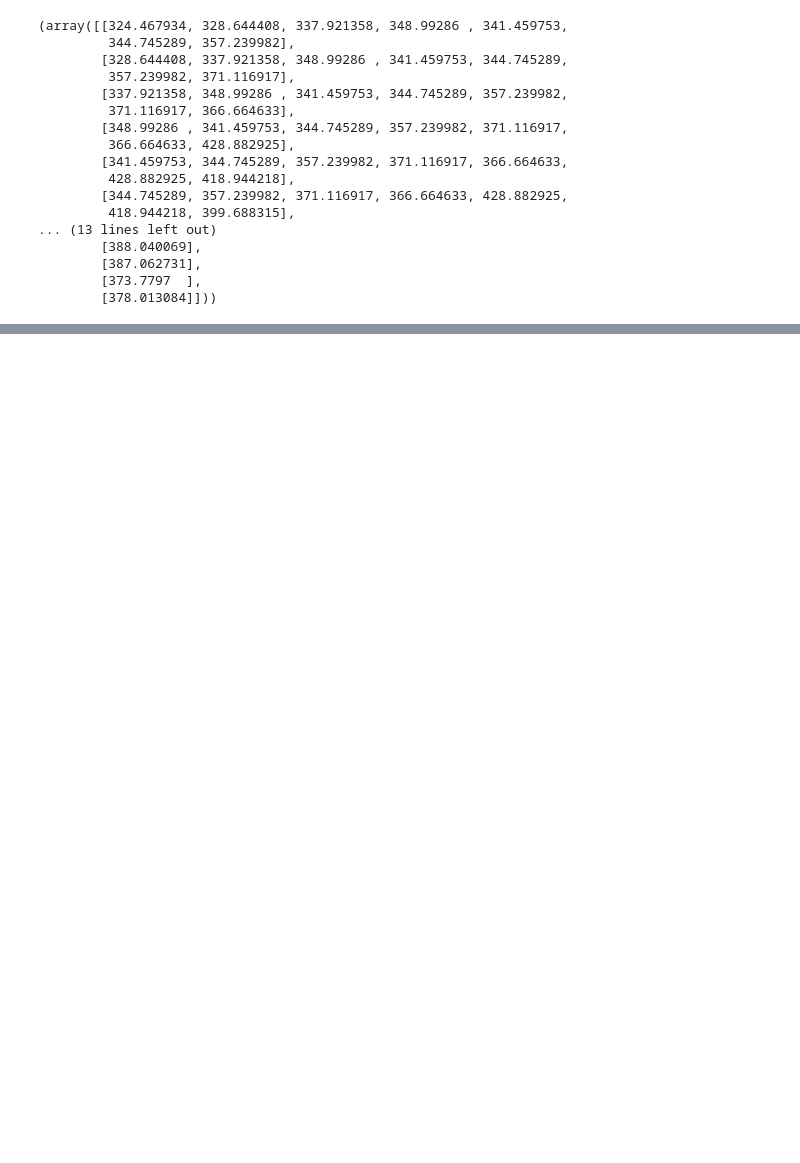
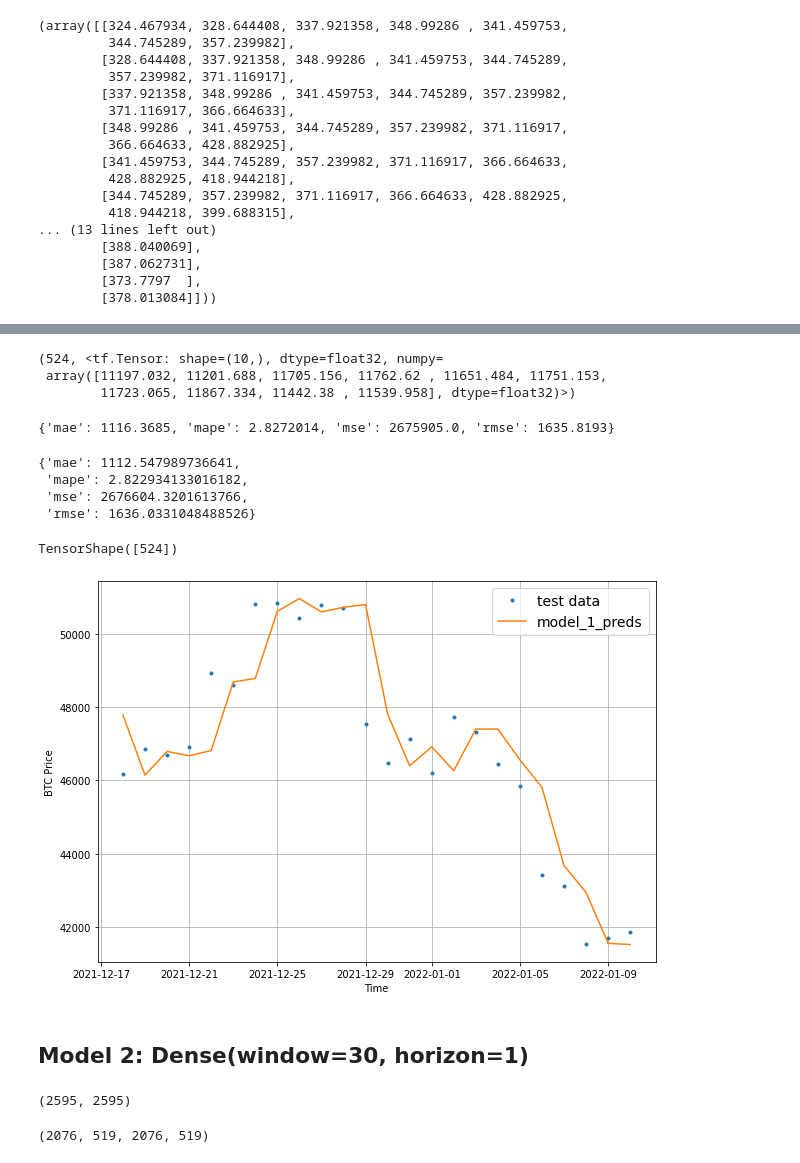
Before and after one commit to Victor1992/Bit_Predict_Regression, a Jupyter notebook: bit_predict_time_series_forecasting_with_tensorflow.ipynb, the cells around one changed output, grey strips where cells are left out. Drawn from its saved outputs; the diff is of its cells as text; code cells hidden in the pictures; blank space fills up the shorter version.

Commit message:
Code for model 3

```diff
--- a/bit_predict_time_series_forecasting_with_tensorflow.ipynb
+++ b/bit_predict_time_series_forecasting_with_tensorflow.ipynb
@@ -340,0 +399,3 @@ full_windows[:10], full_labels[:10]
+# %%
+train_windows, test_windows, train_labels, test_labels =  make_train_test_splits(full_windows, full_labels)
+len(train_windows), len(test_windows), len(train_labels), len(test_labels)
@@ -345,0 +521,4 @@ array([324.467934, 328.644408, 337.921358, 348.99286 , 341.459753,
+# %%
+# Load in the best performing model_1 and evaluate it on test data
+model_1 = tf.keras.models.load_model("/content/model_experiments/model_1_dense/")
+model_1.evaluate(test_windows, test_labels)
@@ -345,0 +537,51 @@ array([324.467934, 328.644408, 337.921358, 348.99286 , 341.459753,
+# %%
+def make_preds(model, input_data):
+  """
+  Uses model to make predictions input_data.
+  """
+  forecast = model.predict(input_data)
+  return tf.squeeze(forecast) # retyrn 1d array of predictions
+# %%
+# Make predictions using model_1 on the test dataset and view results
+model_1_preds = make_preds(model_1, test_windows)
+len(model_1_preds), model_1_preds[:10]
+# %% [output]
+(524, <tf.Tensor: shape=(10,), dtype=float32, numpy=
+ array([11197.032, 11201.688, 11705.156, 11762.62 , 11651.484, 11751.153,
+        11723.065, 11867.334, 11442.38 , 11539.958], dtype=float32)>)
+# %%
+# evaluate preds
+model_1_results = evaluate_preds(y_true=tf.squeeze(test_labels),
+                                 y_pred=model_1_preds)
+model_1_results
+# %% [output]
+{'mae': 1116.3685, 'mape': 2.8272014, 'mse': 2675905.0, 'rmse': 1635.8193}
+# %%
+naive_results
+# %% [output]
+{'mae': 1112.547989736641,
+ 'mape': 2.822934133016182,
+ 'mse': 2676604.3201613766,
+ 'rmse': 1636.0331048488526}
+# %%
+model_1_preds.shape
+# %% [output]
+TensorShape([524])
+# %%
+# Lets plot model 1 prediction
+offset=500
+plt.figure(figsize=(10,7))
+plot_time_series(timestamps=X_test[-len(test_windows):],
+                 values=test_labels[:,0],
+                 start=offset,
+                 label="test data")
+
+plot_time_series(timestamps=X_test[-len(test_windows):],
+                 values=model_1_preds,
+                 start=offset,
+                 format="-",
+                 label="model_1_preds")
+# %% [output]
+[figure, added]
+# %% [markdown]
+## Model 2: Dense(window=30, horizon=1)
@@ -345,0 +591,14 @@ array([324.467934, 328.644408, 337.921358, 348.99286 , 341.459753,
+# %%
+# Make windows data with appropriate horizon and window sizes
+full_windows, full_labels = make_windows(prices, window_size=WINDOW_SIZE, horizon=HORIZON)
+len(full_windows), len(full_labels)
+# %% [output]
+(2595, 2595)
+# %%
+# make train test splits
+train_windows, test_windows, train_labels, test_labels = make_train_test_splits(windows=full_windows,
+                                                                                labels=full_labels,
+                                                                                test_split=0.2)
+len(train_windows), len(test_windows), len(train_labels), len(test_labels)
+# %% [output]
+(2076, 519, 2076, 519)
```
Also changed, not shown: parts of 50 cells of this notebook.
